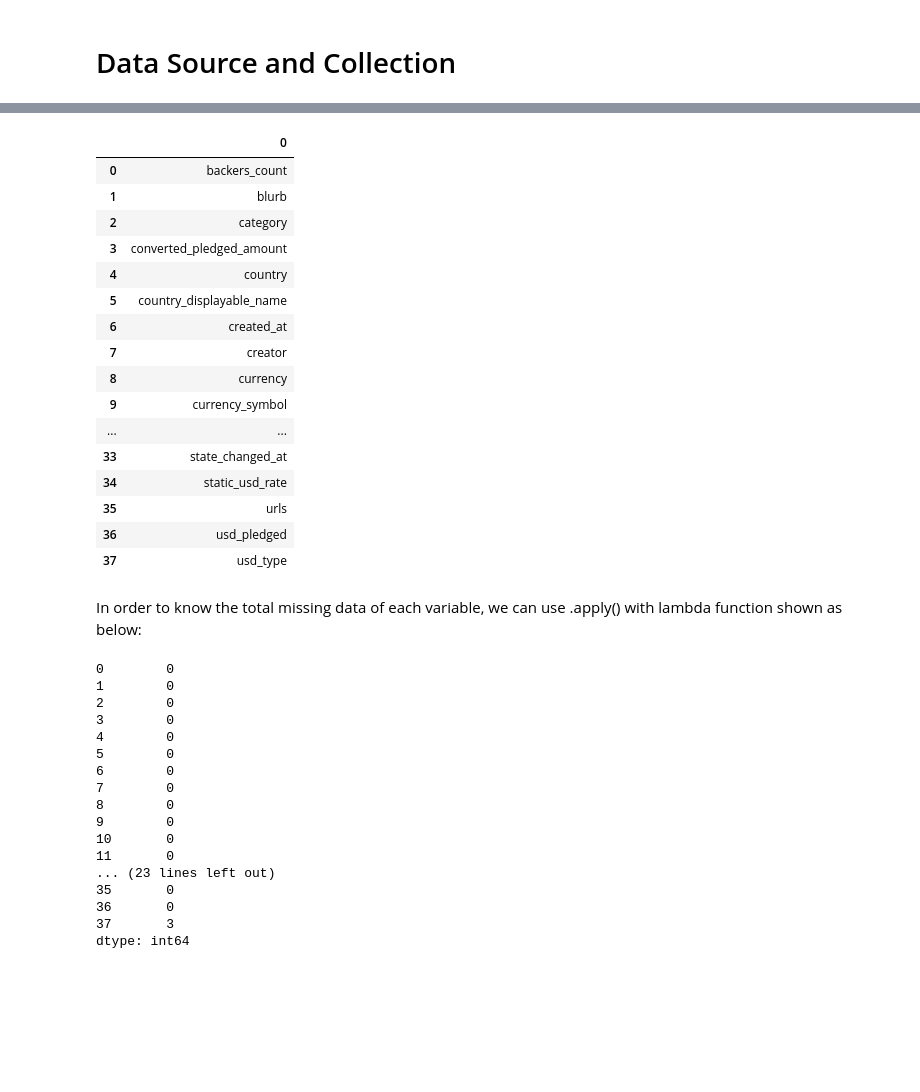
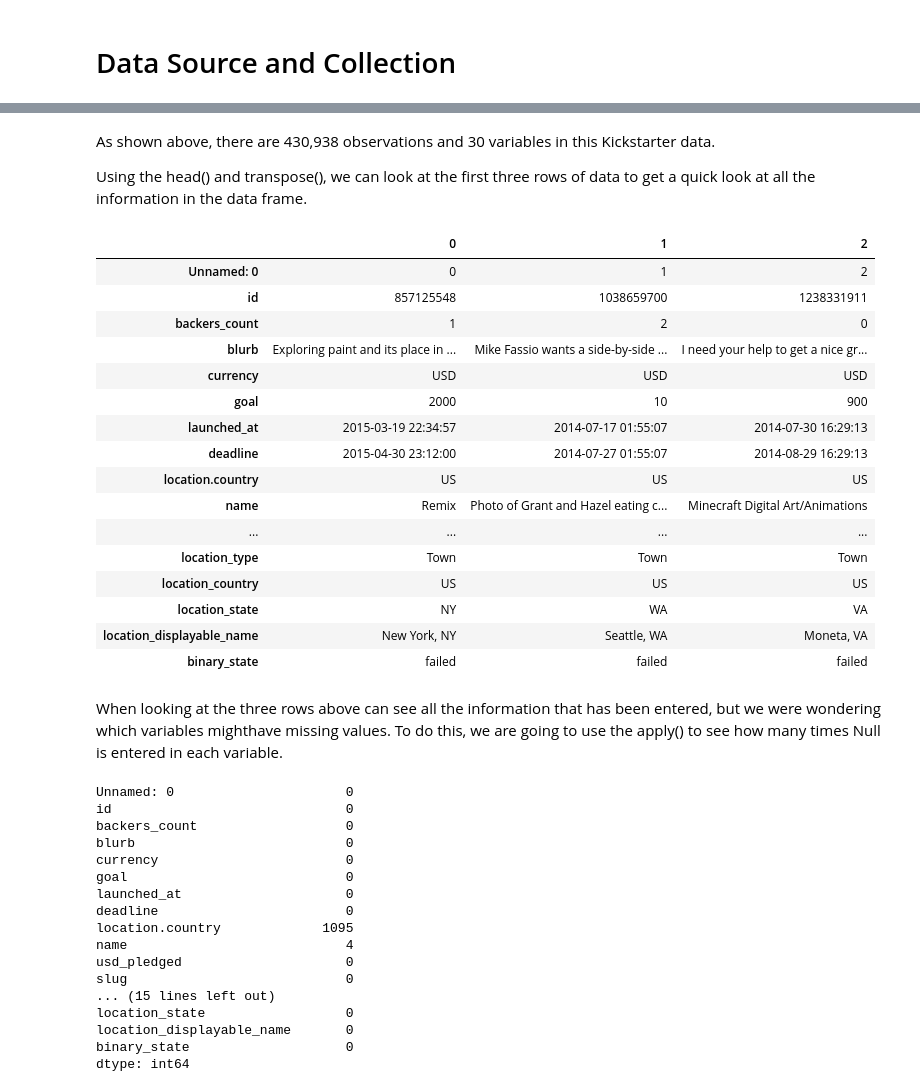
Before and after one commit to rsfbn7/5520-2020PROJECT-1, a Jupyter notebook: IST_5520_Project_Milestone_1.ipynb, the cells around one changed output, grey strips where cells are left out. Saved outputs shown, nothing was run; the diff lists cells and outputs as text; code cells hidden in the pictures; blank space fills up the shorter version.

```diff
--- a/IST_5520_Project_Milestone_1.ipynb
+++ b/IST_5520_Project_Milestone_1.ipynb
@@ -68 +39,4 @@ memory usage: 1.1+ MB
+# %%
+kickstarter = pd.read_csv("C:\\Users\\Sporty910\\Documents\\Spring 2020\\IST 5520\\Project Information\\kickstarter.csv",
+                         header = 0)
 # %% [markdown]
@@ -72,42 +66,46 @@ To know the exact name of each variables, we can use .head() function as below:
+# %% [markdown]
+As shown above, there are 430,938 observations and 30 variables in this Kickstarter data.
+
+Using the head() and transpose(), we can look at the first three rows of data to get a quick look at all the information in the data frame.
 # %%
-kickstarter.head(1).transpose()
+kickstarter.head(3).transpose()
 # %% [output]
-|  | 0 |
-| 0 | backers_count |
-| 1 | blurb |
-| 2 | category |
-| 3 | converted_pledged_amount |
-| 4 | country |
-| 5 | country_displayable_name |
-| 6 | created_at |
-| 7 | creator |
-| 8 | currency |
-| 9 | currency_symbol |
-| ... | ... |
-| 33 | state_changed_at |
-| 34 | static_usd_rate |
-| 35 | urls |
-| 36 | usd_pledged |
-| 37 | usd_type |
+|  | 0 | 1 | 2 |
+| Unnamed: 0 | 0 | 1 | 2 |
+| id | 857125548 | 1038659700 | 1238331911 |
+| backers_count | 1 | 2 | 0 |
+| blurb | Exploring paint and its place in ... | Mike Fassio wants a side-by-side ... | I need your help to get a nice gr... |
+| currency | USD | USD | USD |
+| goal | 2000 | 10 | 900 |
+| launched_at | 2015-03-19 22:34:57 | 2014-07-17 01:55:07 | 2014-07-30 16:29:13 |
+| deadline | 2015-04-30 23:12:00 | 2014-07-27 01:55:07 | 2014-08-29 16:29:13 |
+| location.country | US | US | US |
+| name | Remix | Photo of Grant and Hazel eating c... | Minecraft Digital Art/Animations |
+| ... | ... | ... | ... |
+| location_type | Town | Town | Town |
+| location_country | US | US | US |
+| location_state | NY | WA | VA |
+| location_displayable_name | New York, NY | Seattle, WA | Moneta, VA |
+| binary_state | failed | failed | failed |
-# %% [markdown]
-In order to know the total missing data of each variable, we can use .apply() with lambda function shown as below:
+# %% [markdown]
+When looking at the three rows above can see all the information that has been entered, but we were wondering which variables mighthave missing values. To do this, we are going to use the apply() to see how many times Null is entered in each variable.
 # %%
 kickstarter.apply(lambda x: sum(x.isnull()), axis=0)
 # %% [output]
-0        0
-1        0
-2        0
-3        0
-4        0
-5        0
-6        0
-7        0
-8        0
-9        0
-10       0
-11       0
-... (23 lines left out)
-35       0
-36       0
-37       3
+Unnamed: 0                      0
+id                              0
+backers_count                   0
+blurb                           0
+currency                        0
+goal                            0
+launched_at                     0
+deadline                        0
+location.country             1095
+name                            4
+usd_pledged                     0
+slug                            0
+... (15 lines left out)
+location_state                  0
+location_displayable_name       0
+binary_state                    0
 dtype: int64
```
Also changed, not shown: parts of 22 cells of this notebook.
